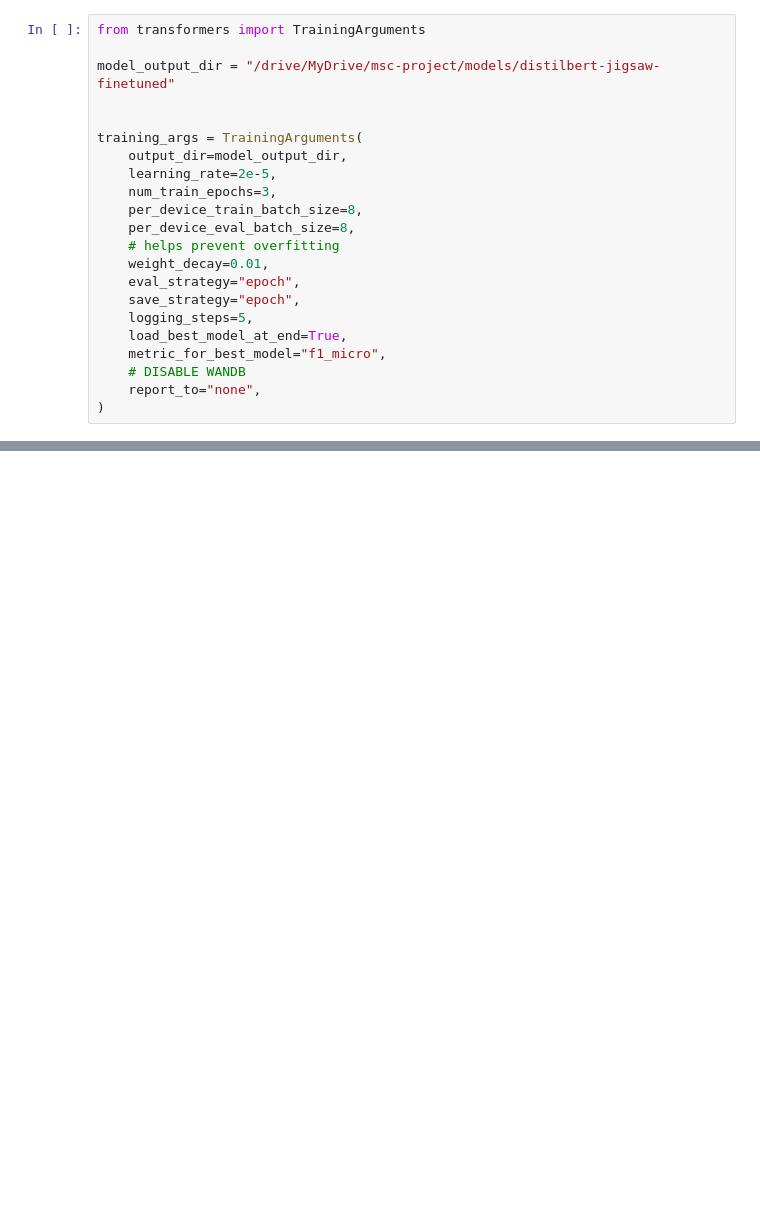
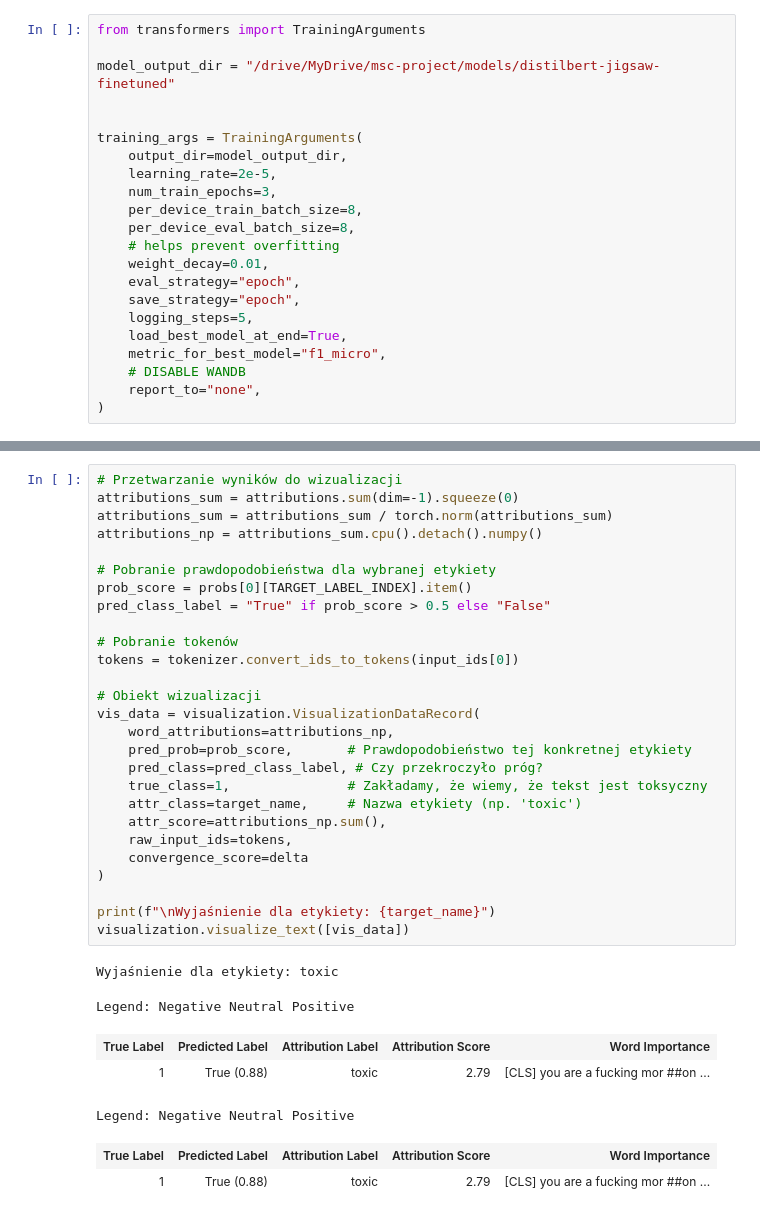
Before and after one commit to janbanot/msc-project, a Jupyter notebook: test_notebooks/msc_test.ipynb, the cells around one changed output, grey strips where cells are left out. Saved outputs shown, nothing was run; the diff lists cells and outputs as text; blank space fills up the shorter version.

```diff
--- a/test_notebooks/msc_test.ipynb
+++ b/test_notebooks/msc_test.ipynb
@@ -262,0 +453,35 @@ print("--- Training Complete ---")
+# %%
+# Przetwarzanie wyników do wizualizacji
+attributions_sum = attributions.sum(dim=-1).squeeze(0)
+attributions_sum = attributions_sum / torch.norm(attributions_sum)
+attributions_np = attributions_sum.cpu().detach().numpy()
+
+# Pobranie prawdopodobieństwa dla wybranej etykiety
+prob_score = probs[0][TARGET_LABEL_INDEX].item()
+pred_class_label = "True" if prob_score > 0.5 else "False"
+
+# Pobranie tokenów
+tokens = tokenizer.convert_ids_to_tokens(input_ids[0])
+
+# Obiekt wizualizacji
+vis_data = visualization.VisualizationDataRecord(
+    word_attributions=attributions_np,
+    pred_prob=prob_score,       # Prawdopodobieństwo tej konkretnej etykiety
+    pred_class=pred_class_label, # Czy przekroczyło próg?
+    true_class=1,               # Zakładamy, że wiemy, że tekst jest toksyczny
+    attr_class=target_name,     # Nazwa etykiety (np. 'toxic')
+    attr_score=attributions_np.sum(),
+    raw_input_ids=tokens,
+    convergence_score=delta
+)
+
+print(f"\nWyjaśnienie dla etykiety: {target_name}")
+visualization.visualize_text([vis_data])
+# %% [output]
+Wyjaśnienie dla etykiety: toxic
+Legend: Negative Neutral Positive
+| True Label | Predicted Label | Attribution Label | Attribution Score | Word Importance |
+| 1 | True (0.88) | toxic | 2.79 | [CLS] you are a fucking mor ##on ... |
+Legend: Negative Neutral Positive
+| True Label | Predicted Label | Attribution Label | Attribution Score | Word Importance |
+| 1 | True (0.88) | toxic | 2.79 | [CLS] you are a fucking mor ##on ... |
```
Also changed, not shown: parts of 22 cells of this notebook.
